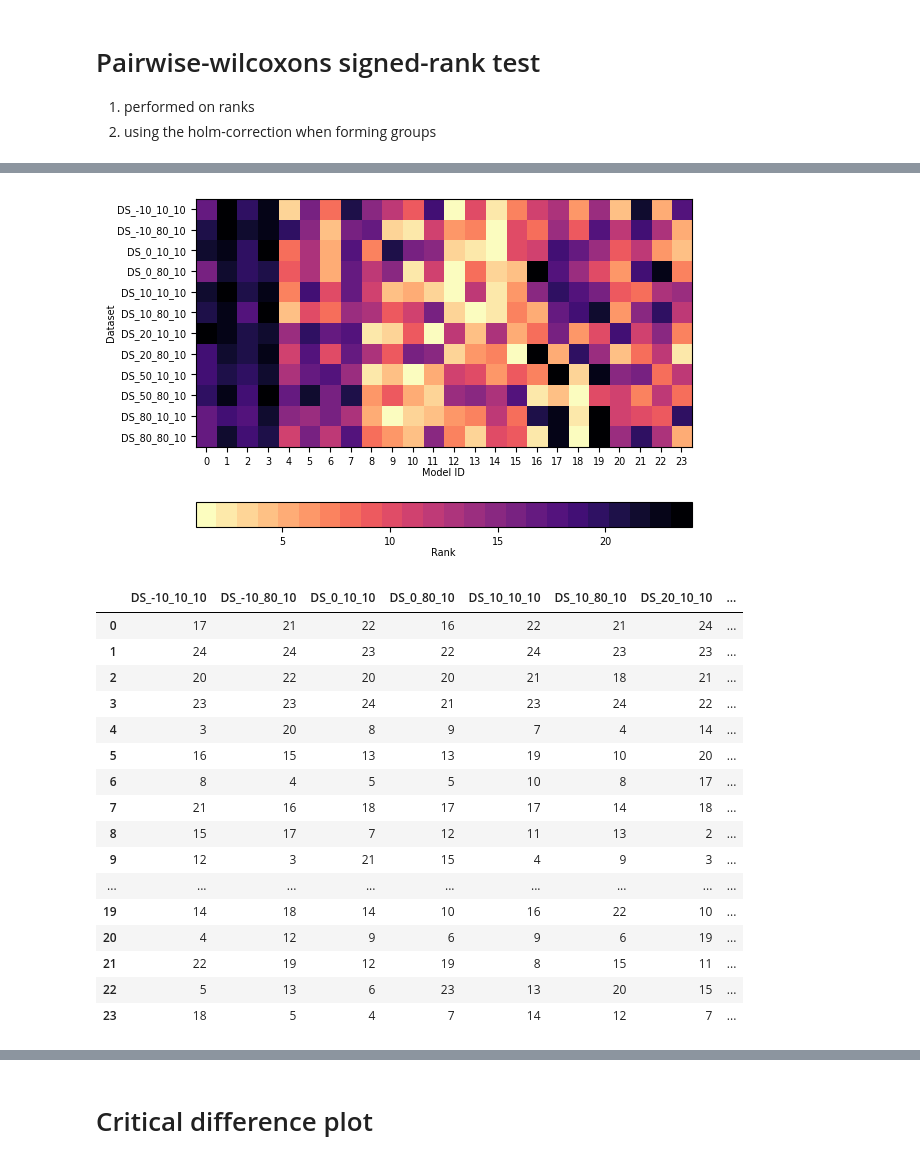
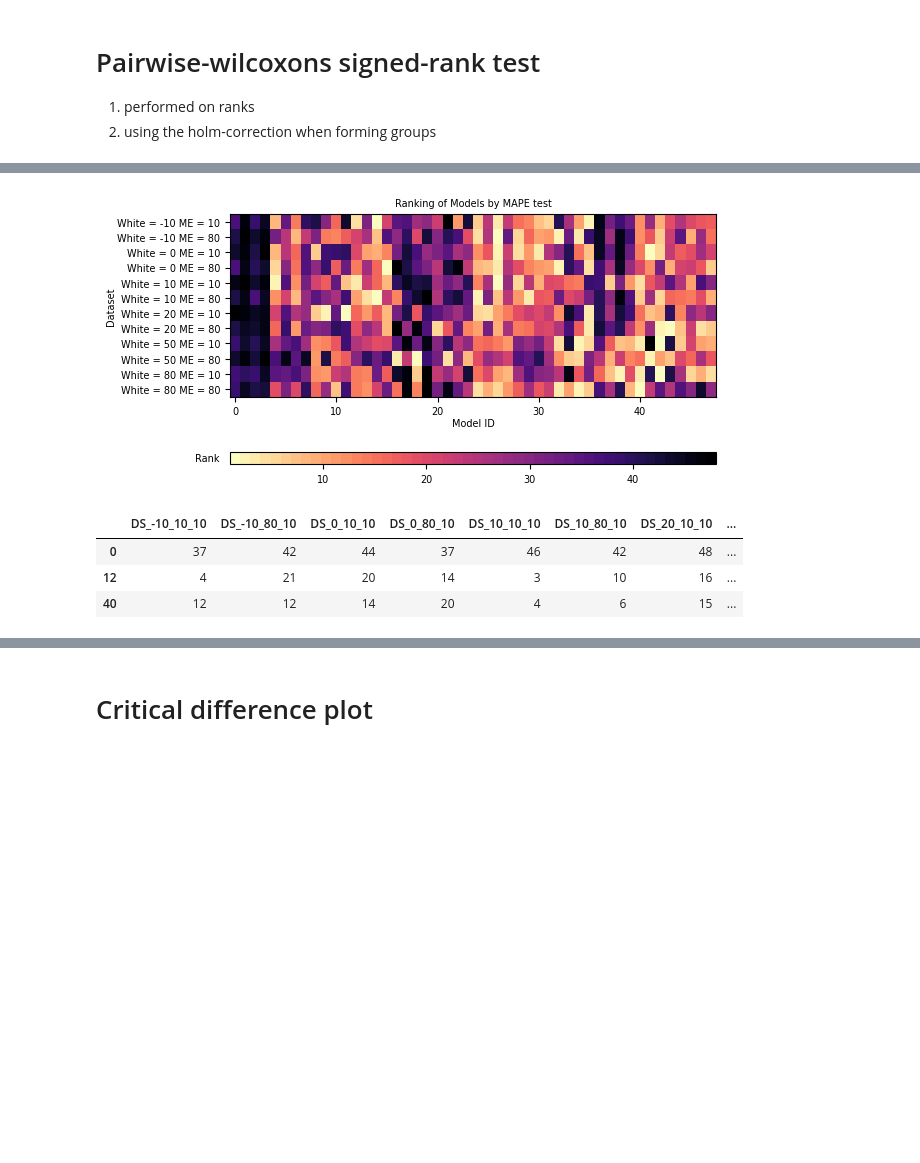
Before and after one commit to Whitesheep18/retinal-ecap-detection, a Jupyter notebook: results/tuning_results.ipynb, the cells around one changed output, grey strips where cells are left out. Cells and saved outputs as stored; diff of their text form; code cells hidden in the pictures; blank space fills up the shorter version.

Commit message:
tuning_results

```diff
--- a/results/tuning_results.ipynb
+++ b/results/tuning_results.ipynb
@@ -14,11 +14,17 @@ params = data['params'][0].keys()
 # add params as individual columns
 data = pd.concat([data.drop(['params'], axis=1), data['params'].apply(pd.Series)], axis=1)
 # %%
-results = data[['Dataset', 'min_epochs', 'learning_rate', 'dropout', 'l2_penalty', 'init_stride', 'RMSE test']]
+rank_by = 'MAPE test'
+
+param_titles = {'min_epochs': 'Minimum number of epochs before early stopping', 'learning_rate': 'Learning rate AdamW',
+                'dropout': 'Dropout', 'l2_penalty': 'L2 penalty', 'init_stride': 'Initial CNN'}
+
+results = data[['Dataset', 'min_epochs', 'learning_rate', 'dropout', 'l2_penalty', 'init_stride', rank_by]]
 models = results[['min_epochs', 'learning_rate', 'dropout', 'l2_penalty', 'init_stride']
         ].sort_values(by=[ 'min_epochs', 'learning_rate', 'dropout', 'l2_penalty', 'init_stride']).drop_duplicates().reset_index()
-models['index'] = [f'Model {i}' for i in range(1, len(models)+1)]
-models.rename(columns={'index': 'Model'}, inplace=True)
-inceptiontime_50 = data.rename(columns={'Model': 'Model type'}).merge(models, how='inner', on=['min_epochs', 'learning_rate', 'dropout', 'l2_penalty', 'init_stride'])
-inceptiontime_50.to_csv("inception_time_50.csv", index=False)
+models['index'] = [f'Model {i}' for i in range(len(models))]
+models = models.rename(columns={'index': 'Model'}).rename(columns=param_titles)
+models['Initial CNN'] = models['Initial CNN'].apply(lambda x: 'With' if x==2 else 'Without')
 num_models = len(models)
+
+models.to_csv("model_overview.csv", index=False)
@@ -25,12 +50,13 @@ num_models = len(models)
 # %% [markdown]
 # Present ranks per dataset
 # %%
-# RANK by rmse test
+# Ranking
+
 ranked = []
 to_show = []
 for grp_idx, grp in results.groupby('Dataset'):
-    # sort by RMSE_test
-    grp = grp.sort_values('RMSE test')
+    # sort
+    grp = grp.sort_values(rank_by)
     # add rank
     grp['Rank'] = range(1, len(grp) + 1)
 
@@ -121,50 +131,43 @@ ranked
 # %%
 performance_data = {}
 
 for idx, grp in ranked.groupby(['Dataset']):
     grp_sorted = grp.sort_values(by=['min_epochs', 'learning_rate', 'dropout', 'l2_penalty', 'init_stride'])
     performance_data[idx[0]] = grp_sorted['Rank'].values
 
-
+plt.figure(figsize=(10, 5))
 performance_data = pd.DataFrame(performance_data) # model id x dataset name
 cmap = plt.cm.get_cmap('magma_r', num_models)    # 11 discrete colors
 
-im = plt.imshow(performance_data.T, cmap=cmap)
+im = plt.imshow(performance_data.T, cmap=cmap, aspect=1.5)
 #axis('off')
-cbar = plt.colorbar(label='Rank', orientation='horizontal')
+cbar = plt.colorbar(orientation='horizontal', aspect=40)
 cbar.ax.invert_yaxis()
-
-plt.xticks(range(len(performance_data)), performance_data.index)
-plt.yticks(range(len(performance_data.columns)), performance_data.columns)
+plt.title(f'Ranking of Models by {rank_by}')
+#plt.xticks(range(len(performance_data)//2), [x for x in performance_data.index if x%2==0])
+plt.yticks(range(len(performance_data.columns)), [f"White = {x.split('_')[1]} ME = {x.split('_')[2]}" for x in performance_data.columns])
 plt.ylabel('Dataset')
-plt.xlabel('Model ID')
+plt.xlabel('Model ID', )
+plt.tight_layout()
+# place the text Rank at position (-1,-1)
+plt.text(-4, 15.75, 'Rank', color='black')
+plt.gcf().set_size_inches(5.5, 4)
+plt.savefig(f'tune_ranking_{rank_by.replace(" ", "_")}.pdf', bbox_inches='tight')
+#save_figure('tune_ranking')
 plt.show()
 
 # just using last group but it should be the same order for all
 performance_data = pd.concat((performance_data,
                               grp_sorted.reset_index()[['min_epochs', 'learning_rate', 'dropout', 'l2_penalty', 'init_stride']]),
                               axis=1)
 
-performance_data
+performance_data.iloc[[0, 12, 40]]
 # %% [output]
-[figure, old version]
+[figure, new version]
 |  | DS_-10_10_10 | DS_-10_80_10 | DS_0_10_10 | DS_0_80_10 | DS_10_10_10 | DS_10_80_10 | DS_20_10_10 | ... |
-| 0 | 17 | 21 | 22 | 16 | 22 | 21 | 24 | ... |
-| 1 | 24 | 24 | 23 | 22 | 24 | 23 | 23 | ... |
-| 2 | 20 | 22 | 20 | 20 | 21 | 18 | 21 | ... |
-| 3 | 23 | 23 | 24 | 21 | 23 | 24 | 22 | ... |
-| 4 | 3 | 20 | 8 | 9 | 7 | 4 | 14 | ... |
-| 5 | 16 | 15 | 13 | 13 | 19 | 10 | 20 | ... |
-| 6 | 8 | 4 | 5 | 5 | 10 | 8 | 17 | ... |
-| 7 | 21 | 16 | 18 | 17 | 17 | 14 | 18 | ... |
-| 8 | 15 | 17 | 7 | 12 | 11 | 13 | 2 | ... |
-| 9 | 12 | 3 | 21 | 15 | 4 | 9 | 3 | ... |
-| ... | ... | ... | ... | ... | ... | ... | ... | ... |
-| 19 | 14 | 18 | 14 | 10 | 16 | 22 | 10 | ... |
-| 20 | 4 | 12 | 9 | 6 | 9 | 6 | 19 | ... |
-| 21 | 22 | 19 | 12 | 19 | 8 | 15 | 11 | ... |
-| 22 | 5 | 13 | 6 | 23 | 13 | 20 | 15 | ... |
-| 23 | 18 | 5 | 4 | 7 | 14 | 12 | 7 | ... |
+| 0 | 37 | 42 | 44 | 37 | 46 | 42 | 48 | ... |
+| 12 | 4 | 21 | 20 | 14 | 3 | 10 | 16 | ... |
+| 40 | 12 | 12 | 14 | 20 | 4 | 6 | 15 | ... |
 # %%
 from scipy.stats import wilcoxon
 from statsmodels.stats.multitest import multipletests
```
Also changed, not shown: parts of 14 cells of this notebook, 1 other file.
